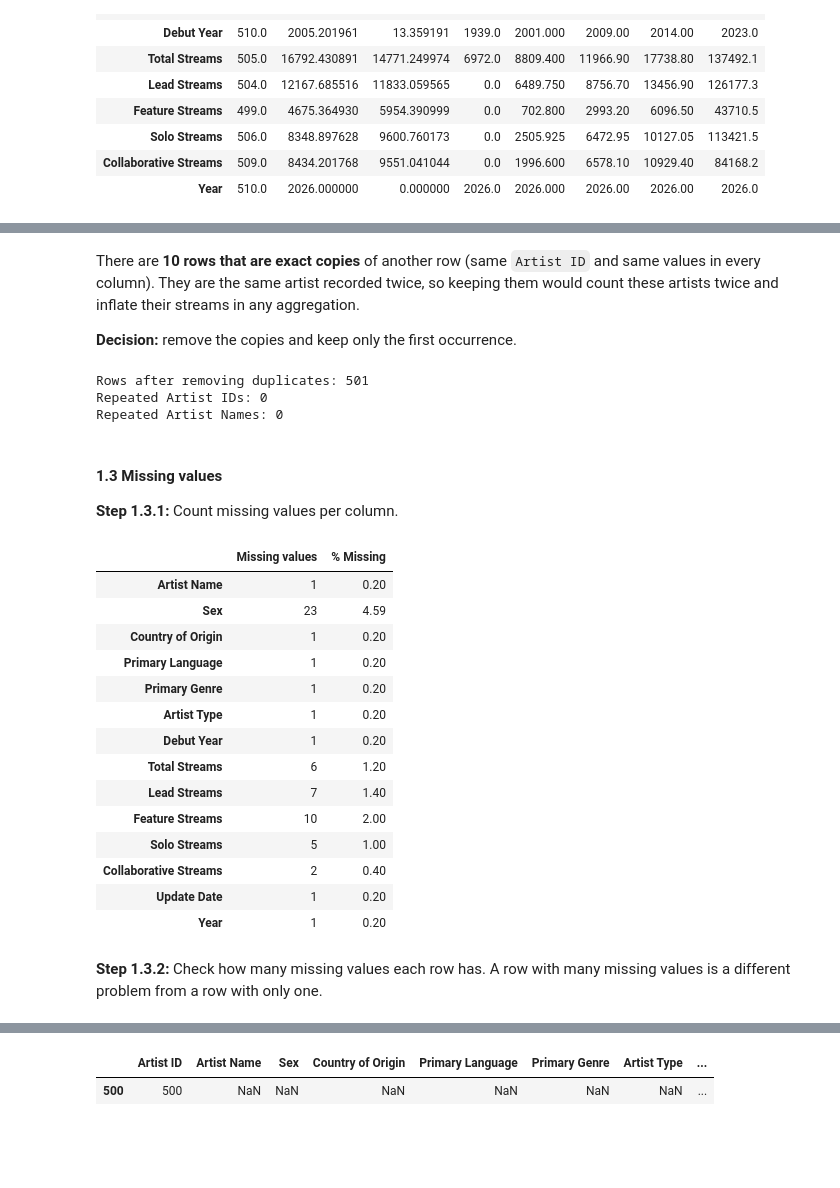
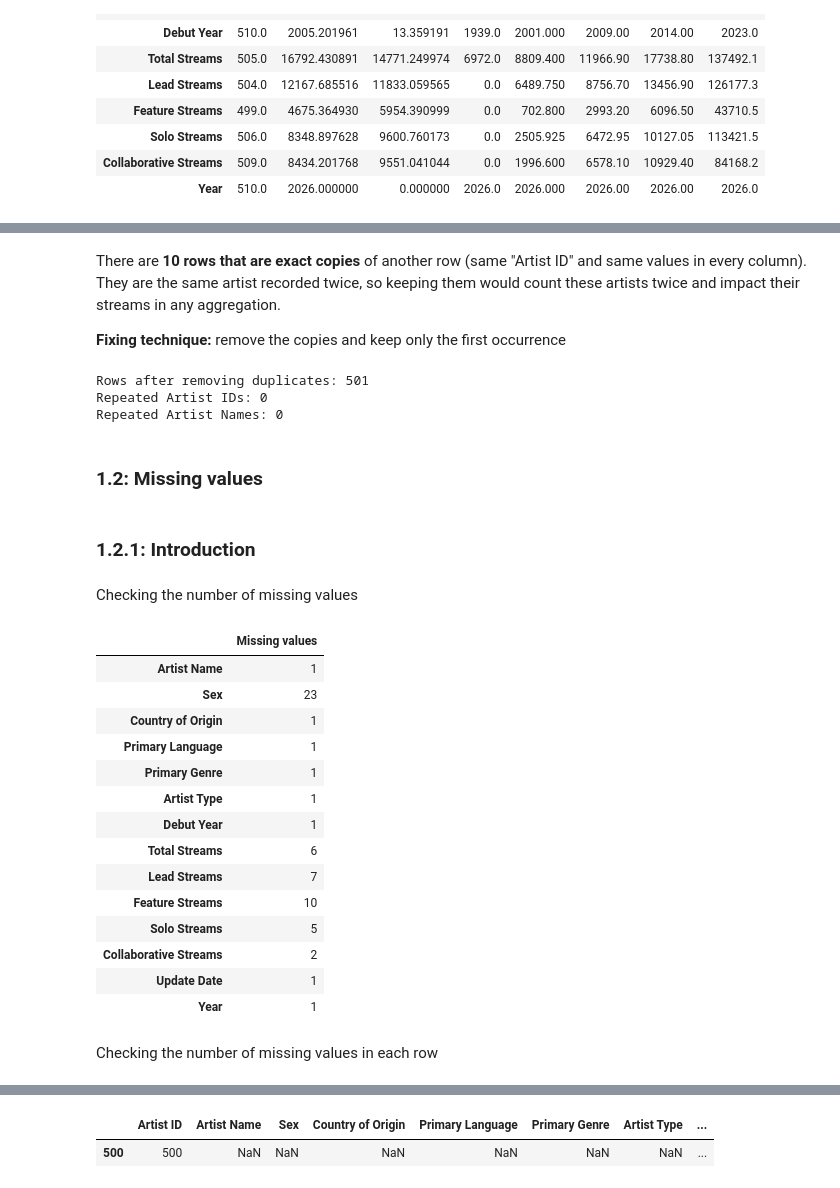
Before and after one commit to fabianaconstantino/pds_project, a Jupyter notebook: Group14_PDS_2627.ipynb, the cells around one changed output, grey strips where cells are left out. Drawn from its saved outputs; the diff is of its cells as text; code cells hidden in the pictures; blank space fills up the shorter version.

```diff
--- a/Group14_PDS_2627.ipynb
+++ b/Group14_PDS_2627.ipynb
@@ -149,9 +110,9 @@ Fully duplicated rows: 10
 | 450 | 441 | Disclosure | Male | United Kingdom | English | EDM | Group | ... |
 | 451 | 441 | Disclosure | Male | United Kingdom | English | EDM | Group | ... |
 # %% [markdown]
-There are **10 rows that are exact copies** of another row (same `Artist ID` and same values in every column). They are the same artist recorded twice, so keeping them would count these artists twice and inflate their streams in any aggregation.
+There are **10 rows that are exact copies** of another row (same "Artist ID" and same values in every column). They are the same artist recorded twice, so keeping them would count these artists twice and impact their streams in any aggregation.
 
-**Decision:** remove the copies and keep only the first occurrence.
+**Fixing technique:** remove the copies and keep only the first occurrence
 # %%
 artists = artists.drop_duplicates().reset_index(drop = True)
 
@@ -164,29 +125,30 @@ Rows after removing duplicates: 501
 Repeated Artist IDs: 0
 Repeated Artist Names: 0
 # %% [markdown]
-#### 1.3 Missing values
-
-**Step 1.3.1:** Count missing values per column.
+### **1.2: Missing values**
+# %% [markdown]
+### 1.2.1: Introduction
+# %% [markdown]
+Checking the number of missing values
 # %%
-missing = pd.DataFrame({'Missing values': artists.isna().sum(),
-                        '% Missing': (artists.isna().mean() * 100).round(2)})
+missing = pd.DataFrame({'Missing values': artists.isna().sum()})
 missing[missing['Missing values'] > 0]
 # %% [output]
-|  | Missing values | % Missing |
-| Artist Name | 1 | 0.20 |
-| Sex | 23 | 4.59 |
-| Country of Origin | 1 | 0.20 |
-| Primary Language | 1 | 0.20 |
-| Primary Genre | 1 | 0.20 |
-| Artist Type | 1 | 0.20 |
-| Debut Year | 1 | 0.20 |
-| Total Streams | 6 | 1.20 |
-| Lead Streams | 7 | 1.40 |
-| Feature Streams | 10 | 2.00 |
-| Solo Streams | 5 | 1.00 |
-| Collaborative Streams | 2 | 0.40 |
-| Update Date | 1 | 0.20 |
-| Year | 1 | 0.20 |
+|  | Missing values |
+| Artist Name | 1 |
+| Sex | 23 |
+| Country of Origin | 1 |
+| Primary Language | 1 |
+| Primary Genre | 1 |
+| Artist Type | 1 |
+| Debut Year | 1 |
+| Total Streams | 6 |
+| Lead Streams | 7 |
+| Feature Streams | 10 |
+| Solo Streams | 5 |
+| Collaborative Streams | 2 |
+| Update Date | 1 |
+| Year | 1 |
 # %% [markdown]
-**Step 1.3.2:** Check how many missing values each row has. A row with many missing values is a different problem from a row with only one.
+Checking the number of missing values in each row
 # %%
```
Also changed, not shown: parts of 68 cells of this notebook, 1 other file.
